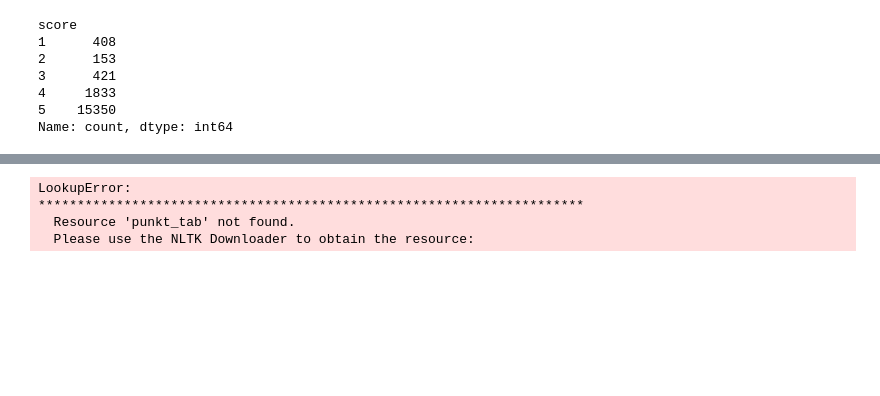
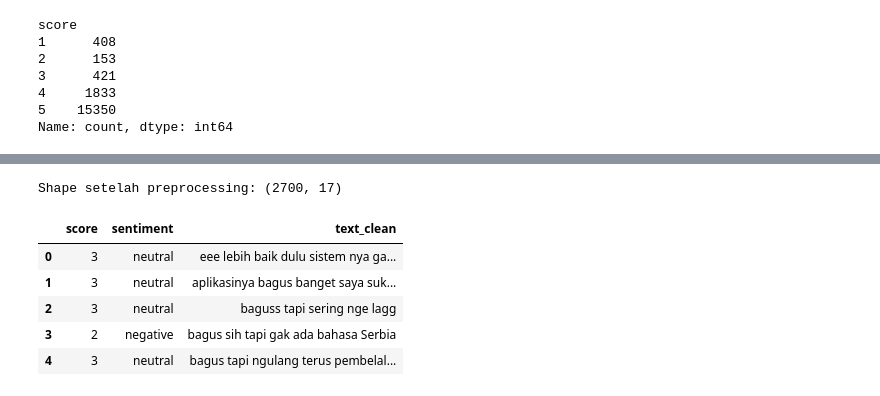
Before and after one commit to dianerdiana-learning/hok-sentiment-analysis, a Jupyter notebook: analisis_sentimen_duolingo.ipynb, the cells around one changed output, grey strips where cells are left out. Drawn from its saved outputs; the diff is of its cells as text; code cells hidden in the pictures; blank space fills up the shorter version.

```diff
--- a/analisis_sentimen_duolingo.ipynb
+++ b/analisis_sentimen_duolingo.ipynb
@@ -207,23 +283,35 @@ def fix_slangwords(text):
 # %%
 # Membersihkan teks dan menyimpannya di kolom 'text_clean'
 balanced_df['text_clean'] = balanced_df['content'].apply(cleaningText)
 
 # Mengubah huruf dalam teks menjadi huruf kecil dan menyimpannya di 'text_casefoldingText'
 balanced_df['text_casefoldingText'] = balanced_df['text_clean'].apply(casefoldingText)
 
 # Mengganti kata-kata slang dengan kata-kata standar dan menyimpannya di 'text_slangwords'
 balanced_df['text_slangwords'] = balanced_df['text_casefoldingText'].apply(fix_slangwords)
 
 # Memecah teks menjadi token (kata-kata) dan menyimpannya di 'text_tokenizingText'
 balanced_df['text_tokenizingText'] = balanced_df['text_slangwords'].apply(tokenizingText)
 
 # Menghapus kata-kata stop (kata-kata umum) dan menyimpannya di 'text_stopword'
 balanced_df['text_stopword'] = balanced_df['text_tokenizingText'].apply(filteringText)
 
 # Menggabungkan token-token menjadi kalimat dan menyimpannya di 'text_akhir'
 balanced_df['text_akhir'] = balanced_df['text_stopword'].apply(toSentence)
+
+balanced_df["sentiment"] = balanced_df["score"].astype(int).apply(label_from_score)
+
+label_to_id = {"negative": 0, "neutral": 1, "positive": 2}
+id_to_label = {v: k for k, v in label_to_id.items()}
+balanced_df["label_id"] = balanced_df["sentiment"].map(label_to_id)
+
+print("Shape setelah preprocessing:", balanced_df.shape)
+balanced_df[["score", "sentiment", "text_clean"]].head()
 # %% [output]
-LookupError:
-**********************************************************************
-  Resource 'punkt_tab' not found.
-  Please use the NLTK Downloader to obtain the resource:
+Shape setelah preprocessing: (2700, 17)
+|  | score | sentiment | text_clean |
+| 0 | 3 | neutral | eee lebih baik dulu sistem nya ga... |
+| 1 | 3 | neutral | aplikasinya bagus banget saya suk... |
+| 2 | 3 | neutral | baguss tapi sering nge lagg |
+| 3 | 2 | negative | bagus sih tapi gak ada bahasa Serbia |
+| 4 | 3 | neutral | bagus tapi ngulang terus pembelal... |
```
Also changed, not shown: parts of 17 cells of this notebook.
